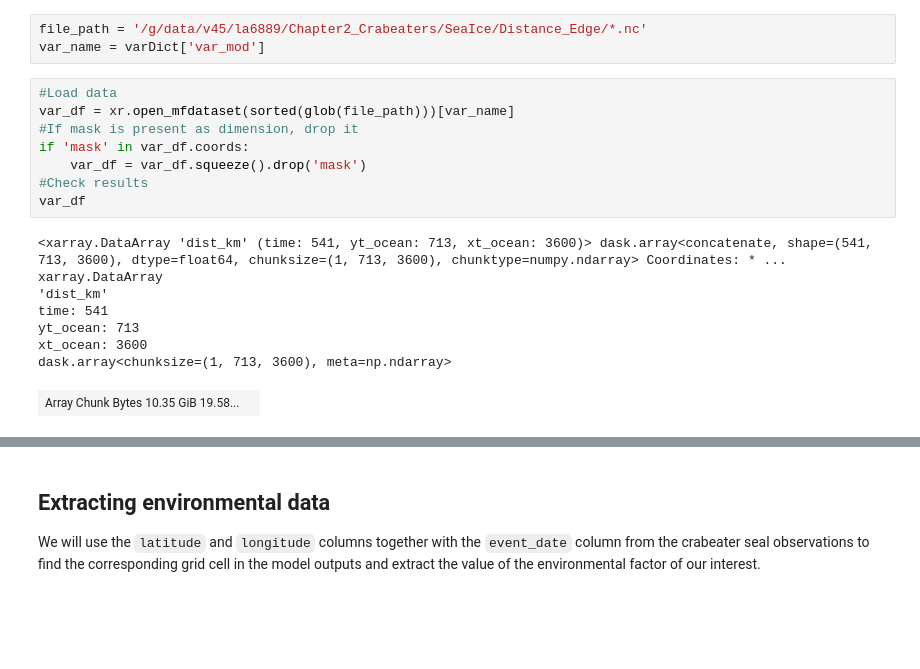
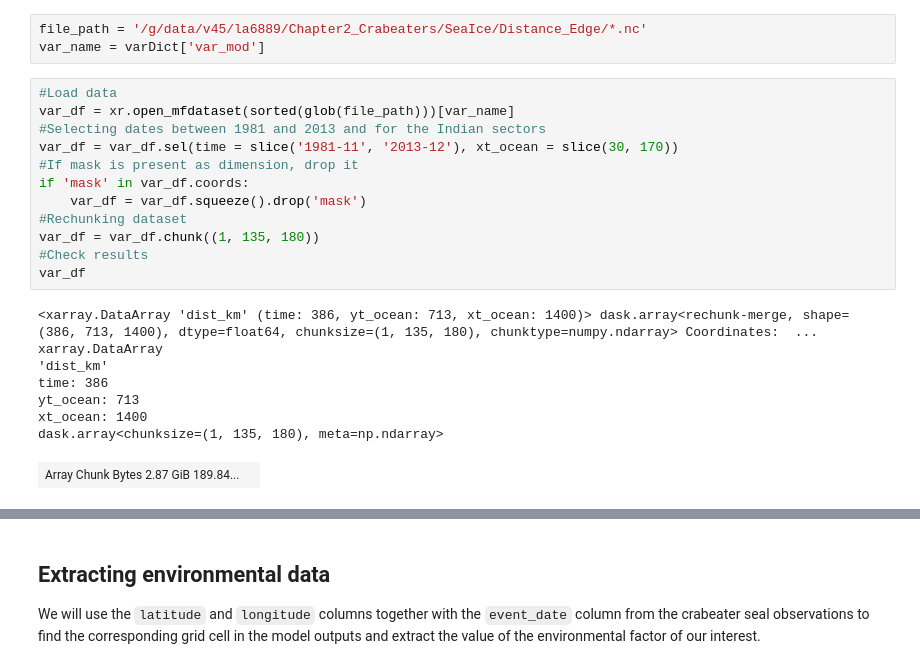
Before and after one commit to lidefi87/Crabeater_Distribution_East_Antarctica, a Jupyter notebook: Scripts/03_Matching_bio_env_data/01b_Matching_ACCESS-env_background.ipynb, the cells around one changed output, grey strips where cells are left out. Cells and saved outputs as stored; diff of their text form; blank space fills up the shorter version.

```diff
--- a/Scripts/03_Matching_bio_env_data/01b_Matching_ACCESS-env_background.ipynb
+++ b/Scripts/03_Matching_bio_env_data/01b_Matching_ACCESS-env_background.ipynb
@@ -303,20 +323,24 @@ var_name = varDict['var_mod']
 # %%
 #Load data
 var_df = xr.open_mfdataset(sorted(glob(file_path)))[var_name]
+#Selecting dates between 1981 and 2013 and for the Indian sectors
+var_df = var_df.sel(time = slice('1981-11', '2013-12'), xt_ocean = slice(30, 170))
 #If mask is present as dimension, drop it
 if 'mask' in var_df.coords:
     var_df = var_df.squeeze().drop('mask')
+#Rechunking dataset
+var_df = var_df.chunk((1, 135, 180))
 #Check results
 var_df
 # %% [output]
-<xarray.DataArray 'dist_km' (time: 541, yt_ocean: 713, xt_ocean: 3600)> dask.array<concatenate, shape=(541, 713, 3600), dtype=float64, chunksize=(1, 713, 3600), chunktype=numpy.ndarray> Coordinates: * ...
+<xarray.DataArray 'dist_km' (time: 386, yt_ocean: 713, xt_ocean: 1400)> dask.array<rechunk-merge, shape=(386, 713, 1400), dtype=float64, chunksize=(1, 135, 180), chunktype=numpy.ndarray> Coordinates:  ...
 xarray.DataArray
 'dist_km'
-time: 541
+time: 386
 yt_ocean: 713
-xt_ocean: 3600
-dask.array<chunksize=(1, 713, 3600), meta=np.ndarray>
+xt_ocean: 1400
+dask.array<chunksize=(1, 135, 180), meta=np.ndarray>
-| Array Chunk Bytes 10.35 GiB 19.58... |  |
+| Array Chunk Bytes 2.87 GiB 189.84... |  |
 Coordinates: (3)
 time
 (time)
```
Also changed, not shown: parts of 12 cells of this notebook, 4 other files.
